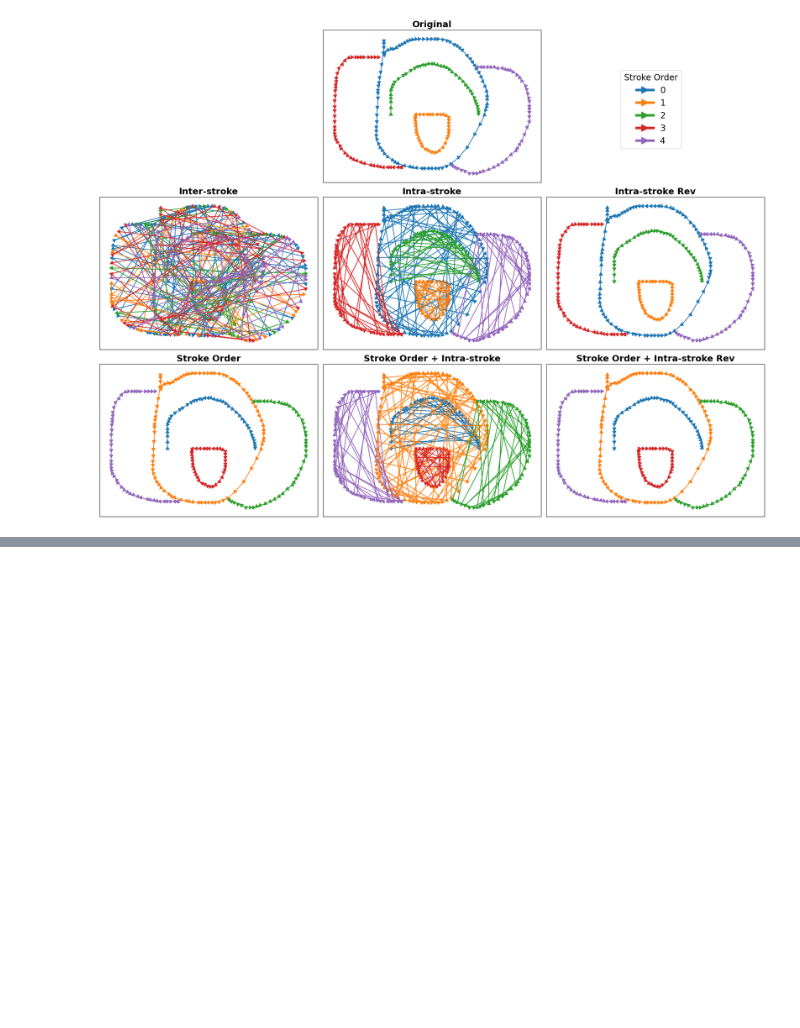
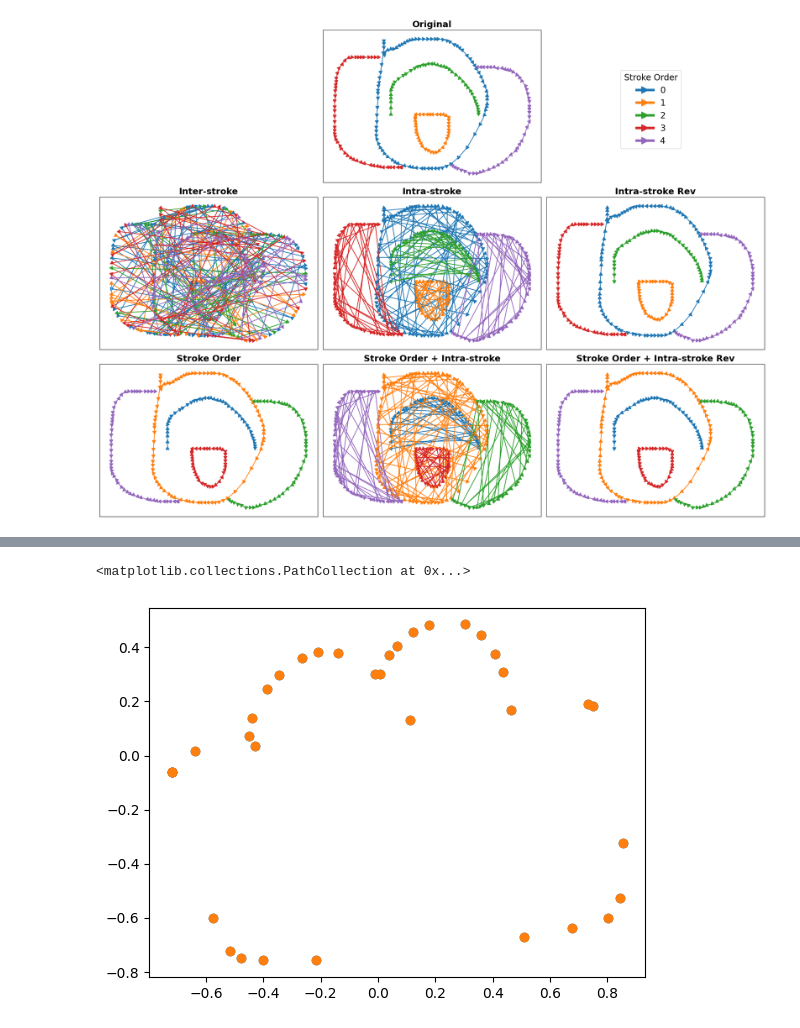
Before and after one commit to MarceloMoraesJr/Sketch-Temporality, a Jupyter notebook: notebooks/sketch_permutations.ipynb, the cells around one changed output, grey strips where cells are left out. Saved outputs shown, nothing was run; the diff lists cells and outputs as text; code cells hidden in the pictures; blank space fills up the shorter version.

```diff
--- a/notebooks/sketch_permutations.ipynb
+++ b/notebooks/sketch_permutations.ipynb
@@ -245,0 +263,7 @@ True [40.  0.  1.] [0. 0. 1.]
+# %%
+plt.scatter(data1['pos_absolute'][:, 0], -data1['pos_absolute'][:, 1])
+pos = normalize_absolute_coords(data2['pos_relative'].cumsum(axis=0))
+plt.scatter(pos[:, 0], -pos[:, 1])
+# %% [output]
+<matplotlib.collections.PathCollection at 0x...>
+[figure, added]
```
Also changed, not shown: parts of 11 cells of this notebook, 22 other files.
